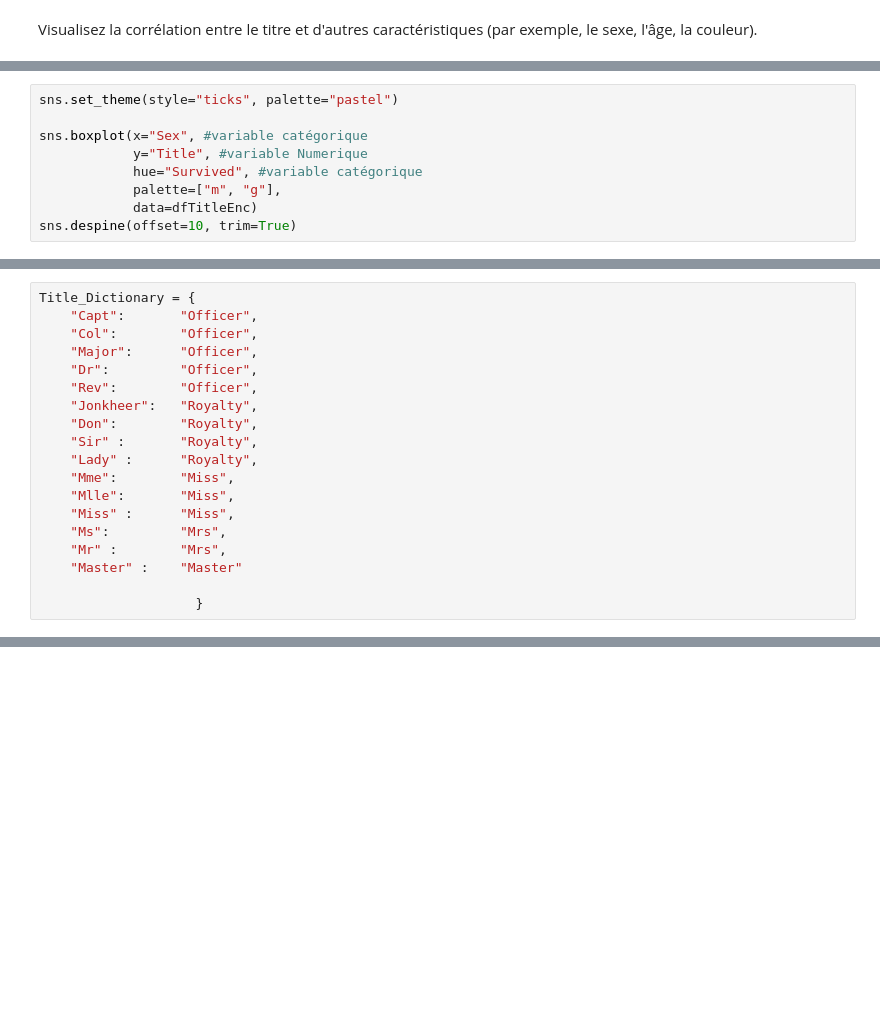
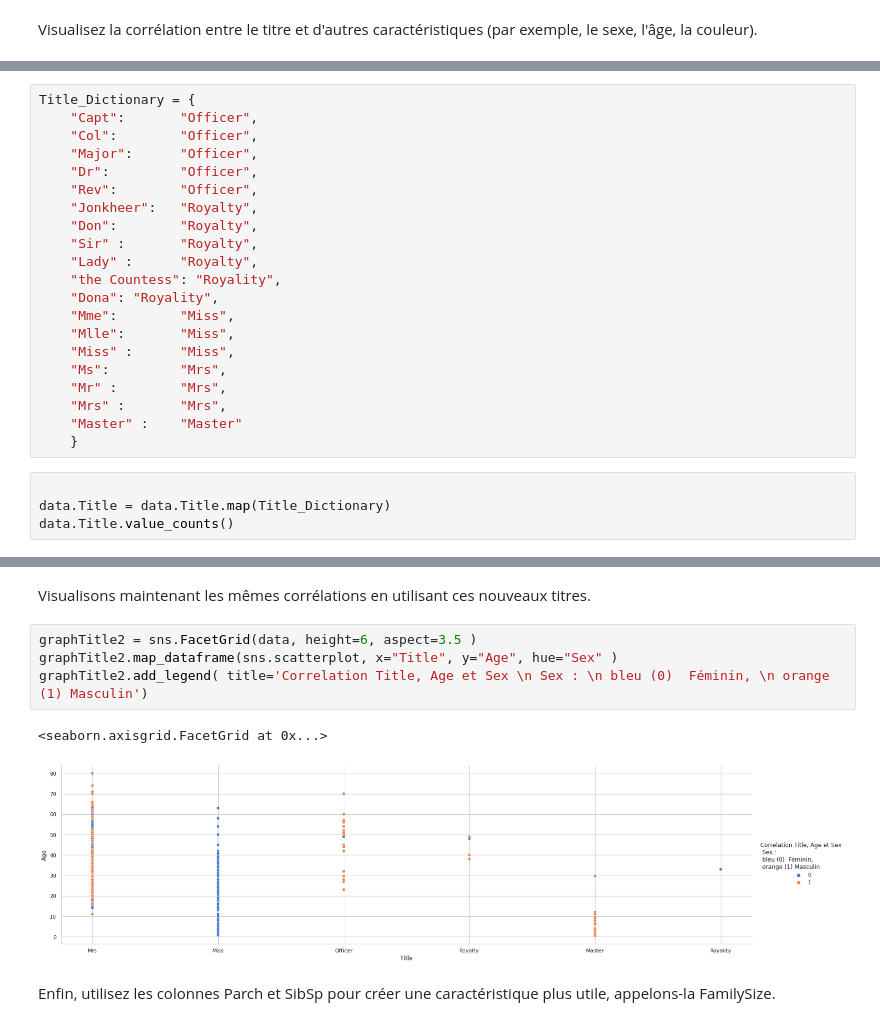
Before and after one commit to lmlouis/IntroductionIA, a Jupyter notebook: DataVisualizationcheckpoint.ipynb, the cells around one changed output, grey strips where cells are left out. Saved outputs shown, nothing was run; the diff lists cells and outputs as text; blank space fills up the shorter version.

```diff
--- a/DataVisualizationcheckpoint.ipynb
+++ b/DataVisualizationcheckpoint.ipynb
@@ -763,9 +898,0 @@ d'après la matrice de correlation Title a une forte corrrelation avec Sex
-# %%
-sns.set_theme(style="ticks", palette="pastel")
-
-sns.boxplot(x="Sex", #variable catégorique
-            y="Title", #variable Numerique
-            hue="Survived", #variable catégorique
-            palette=["m", "g"],
-            data=dfTitleEnc)
-sns.despine(offset=10, trim=True)
@@ -786,11 +930,17 @@ Title_Dictionary = {
     "Don":        "Royalty",
     "Sir" :       "Royalty",
     "Lady" :      "Royalty",
+    "the Countess": "Royality",
+    "Dona": "Royality",
     "Mme":        "Miss",
     "Mlle":       "Miss",
     "Miss" :      "Miss",
     "Ms":         "Mrs",
     "Mr" :        "Mrs",
+    "Mrs" :       "Mrs",
     "Master" :    "Master"
-
-                    }
+    }
+# %%
+
+data.Title = data.Title.map(Title_Dictionary)
+data.Title.value_counts()
@@ -796,0 +955,11 @@ Title_Dictionary = {
+# %% [markdown]
+Visualisons maintenant les mêmes corrélations en utilisant ces nouveaux titres.
+# %%
+graphTitle2 = sns.FacetGrid(data, height=6, aspect=3.5 )
+graphTitle2.map_dataframe(sns.scatterplot, x="Title", y="Age", hue="Sex" )
+graphTitle2.add_legend( title='Correlation Title, Age et Sex \n Sex : \n bleu (0)  Féminin, \n orange (1) Masculin')
+# %% [output]
+<seaborn.axisgrid.FacetGrid at 0x...>
+[figure, added]
+# %% [markdown]
+Enfin, utilisez les colonnes Parch et SibSp pour créer une caractéristique plus utile, appelons-la FamilySize.
```
Also changed, not shown: parts of 76 cells of this notebook.
